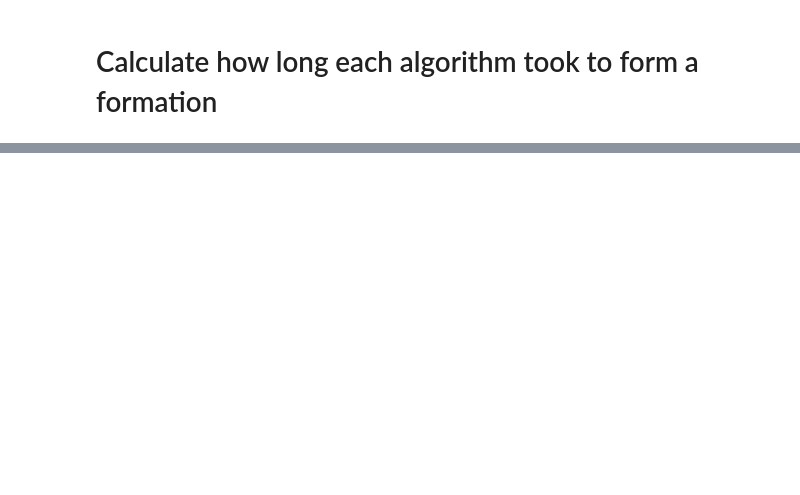
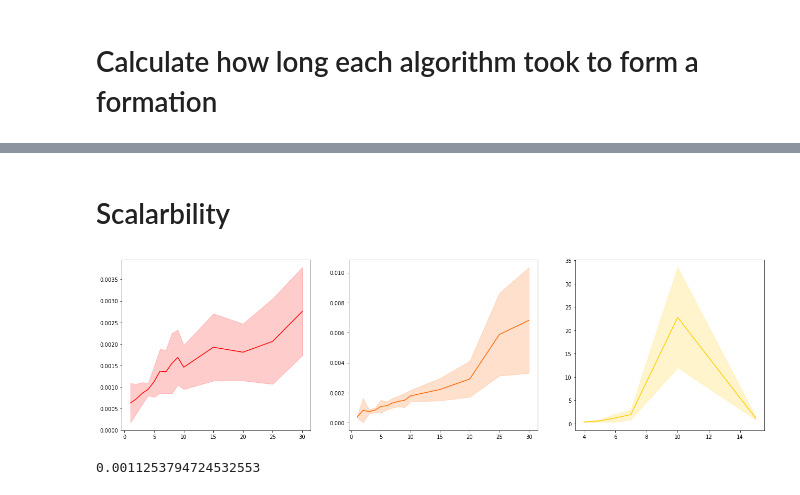
Before and after one commit to MariiaPoliakovaa/RobotFormations, a Jupyter notebook: analyze_formations.ipynb, the cells around one changed output, grey strips where cells are left out. Saved outputs shown, nothing was run; the diff lists cells and outputs as text; code cells hidden in the pictures; blank space fills up the shorter version.

```diff
--- a/analyze_formations.ipynb
+++ b/analyze_formations.ipynb
@@ -208,0 +242,13 @@ time_df
+# %%
+n = 5
+
+average_dist_df = None
+
+for algorithm in algorithms:
+    df = average_distances(algorithm, n)
+    df = df.rename({'average_dist': algorithm}, axis=1)
+
+    if average_dist_df is None:
+        average_dist_df = df
+    else:
+        average_dist_df = average_dist_df.join(df, how='inner')
@@ -208,0 +263,40 @@ time_df
+# %% [markdown]
+# Scalarbility
+# %%
+fig, axes = plt.subplots(1,3, figsize=(22,6))
+
+colers = generate_colors(3)
+
+for i, algorithm in enumerate(algorithms):
+    counts = []
+    mean_dts = []
+    std_dts = []
+
+    for n in range(1, 31):
+        try:
+            df = read_df(algorithm, n)
+        except:
+            continue
+        mean_dt = df['td']['td'].mean()
+        std_dt = df['td']['td'].std()
+
+        counts.append(n)
+        mean_dts.append(mean_dt)
+        std_dts.append(std_dt)
+
+    mean_dts = np.array(mean_dts)
+    std_dts = np.array(std_dts)
+
+    lower_lim = mean_dts - std_dts
+    upper_lim = mean_dts + std_dts
+
+    color = colors[i]
+
+    axes[i].plot(counts, mean_dts, color=color)
+    axes[i].fill_between(counts, upper_lim, lower_lim, color=color, alpha=0.2)
+# %% [output]
+[figure, added]
+# %%
+df['td']['td'].mean()
+# %% [output]
+0.0011253794724532553
```
Also changed, not shown: parts of 10 cells of this notebook, 38 other files.
